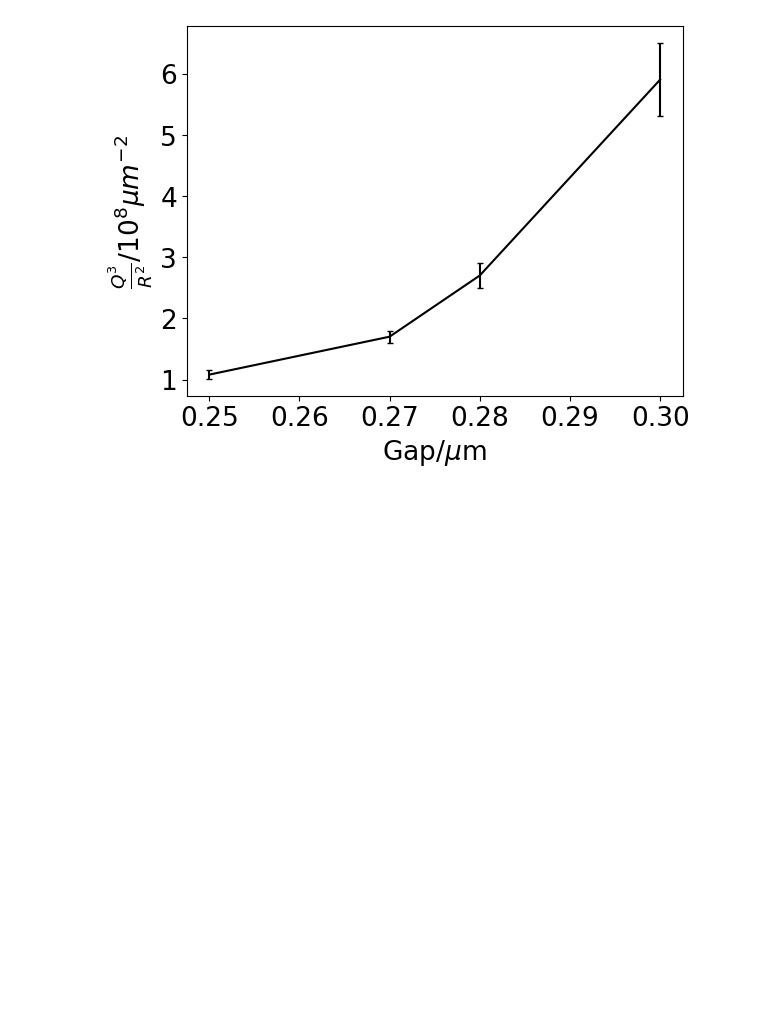
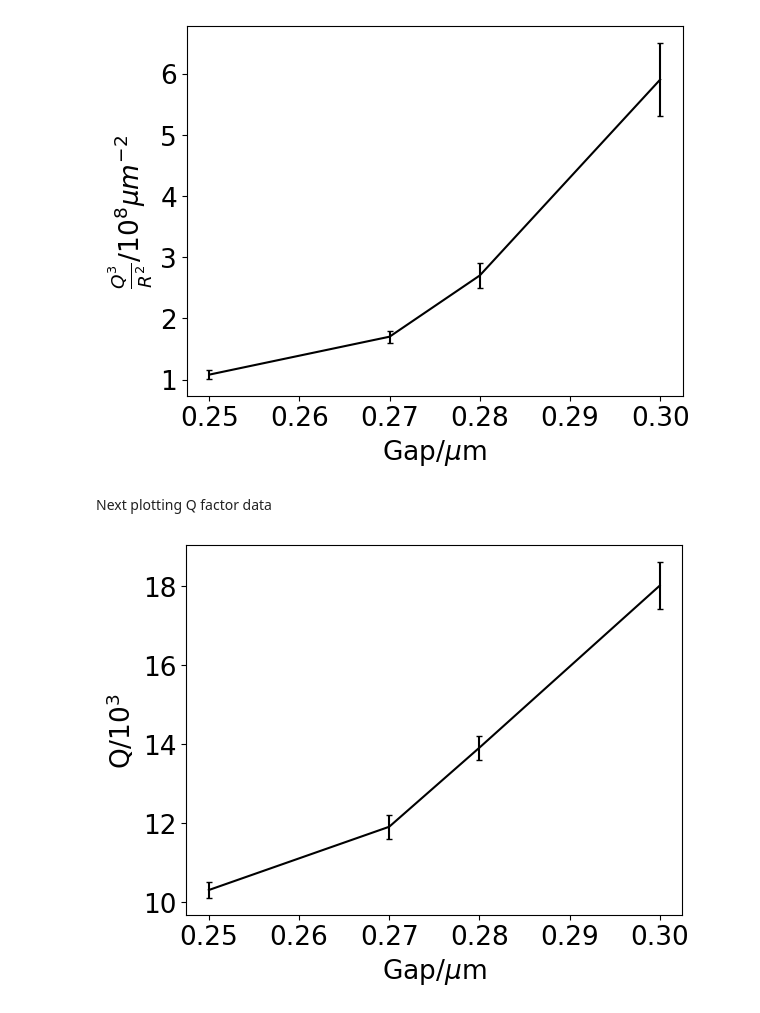
Before and after one commit to tdasanjh/team-chip-project, a Jupyter notebook: data_analysis/Q_factor_plots_notebook.ipynb, the cells around one changed output. Drawn from its saved outputs; the diff is of its cells as text; code cells hidden in the pictures; blank space fills up the shorter version.

Commit message:
Q factor plots vs radius and gap

```diff
--- a/data_analysis/Q_factor_plots_notebook.ipynb
+++ b/data_analysis/Q_factor_plots_notebook.ipynb
@@ -31,3 +31,17 @@ ax1.set_ylabel("$\\frac{Q^{3}}{R^{2}}$/$10^{8}\mu m^{-2}$")
 plt.show()
 # %% [output]
 [figure]
+# %% [markdown]
+Next plotting Q factor data
+# %%
+gap_vals=np.array([0.25,0.27,0.28,0.30])
+gap_Q_vals=np.array([10.3,11.9,13.9,18.0])
+gap_Q_val_errors=np.array([0.2,0.3,0.3,0.6])
+mpl.rcParams["font.size"]=19
+fig1,ax1=plt.subplots()
+ax1.errorbar(gap_vals,gap_Q_vals,gap_Q_val_errors,color="black", capsize=2.0)
+ax1.set_xlabel("Gap/$\mu$m")
+ax1.set_ylabel("Q/$10^{3}$")
+plt.show()
+# %% [output]
+[figure, added]
```
Also changed, not shown: parts of 1 cell of this notebook.
